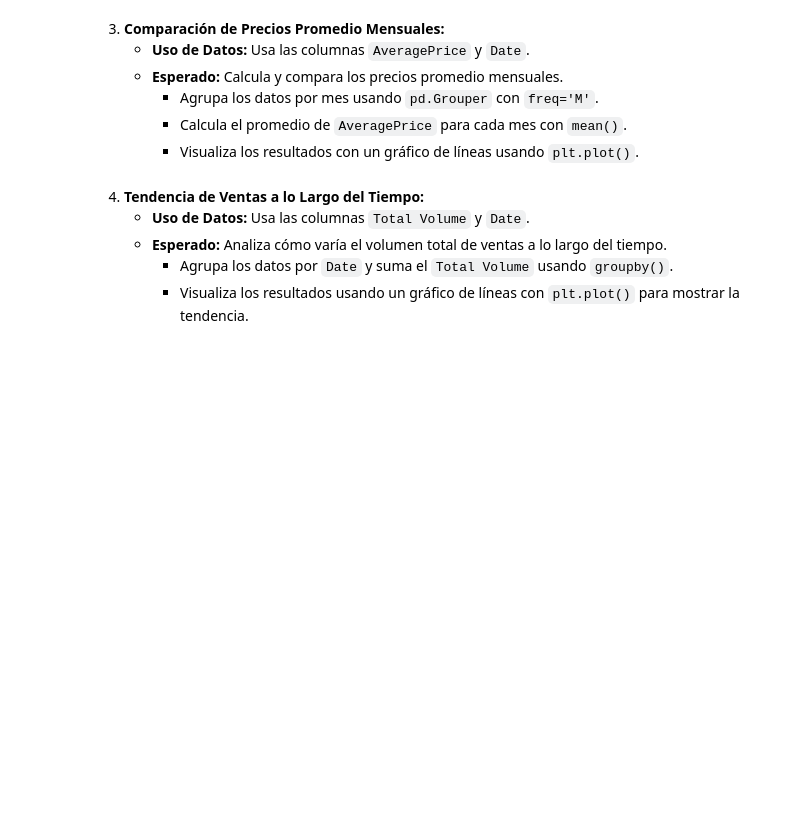
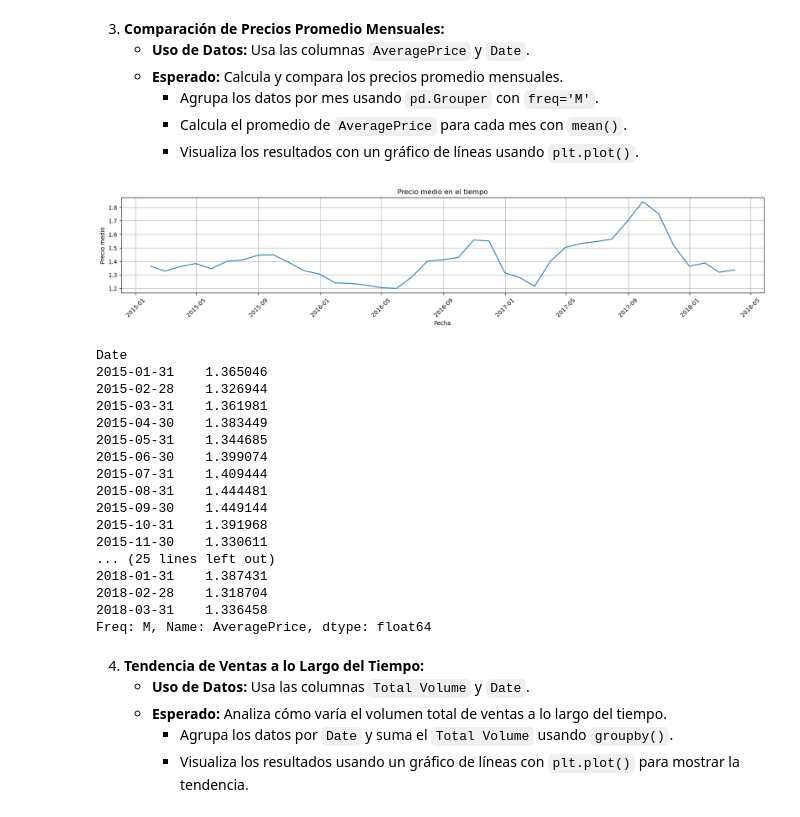
Before and after one commit to cpujol-dev/MiniProjectAavocado, a Jupyter notebook: proyecto_team.ipynb, the cells around one changed output. Drawn from its saved outputs; the diff is of its cells as text; code cells hidden in the pictures; blank space fills up the shorter version.

```diff
--- a/proyecto_team.ipynb
+++ b/proyecto_team.ipynb
@@ -156,6 +292,44 @@ El parámetro `period` especifica la duración del ciclo estacional. Por ejemplo
      - Agrupa los datos por mes usando `pd.Grouper` con `freq='M'`.
      - Calcula el promedio de `AveragePrice` para cada mes con `mean()`.
      - Visualiza los resultados con un gráfico de líneas usando `plt.plot()`.
+# %%
+import pandas as pd
+from statsmodels.tsa.seasonal import seasonal_decompose
+import matplotlib.pyplot as plt
+df = pd.read_csv("avocado.csv")
+df_cp = df.copy()
+df_cp['Date'] = pd.to_datetime(df_cp['Date'])
+df_cp
+df_grouped = df_cp.groupby(pd.Grouper(key='Date', freq='M'))['AveragePrice'].mean()
+plt.figure(figsize=(20,3))
+#plt.plot(df_grouped)
+plt.plot(df_grouped.index, df_grouped.values)
+plt.xlabel('Fecha')
+plt.ylabel('Precio medio')
+plt.title('Precio medio en el tiempo')
+plt.grid(True)
+plt.xticks(rotation=45)
+plt.show()
+df_grouped
+# %% [output]
+[figure, added]
+Date
+2015-01-31    1.365046
+2015-02-28    1.326944
+2015-03-31    1.361981
+2015-04-30    1.383449
+2015-05-31    1.344685
+2015-06-30    1.399074
+2015-07-31    1.409444
+2015-08-31    1.444481
+2015-09-30    1.449144
+2015-10-31    1.391968
+2015-11-30    1.330611
+... (25 lines left out)
+2018-01-31    1.387431
+2018-02-28    1.318704
+2018-03-31    1.336458
+Freq: M, Name: AveragePrice, dtype: float64
 # %% [markdown]
 4. **Tendencia de Ventas a lo Largo del Tiempo:**
    - **Uso de Datos:** Usa las columnas `Total Volume` y `Date`.
```
Also changed, not shown: parts of 44 cells of this notebook.
